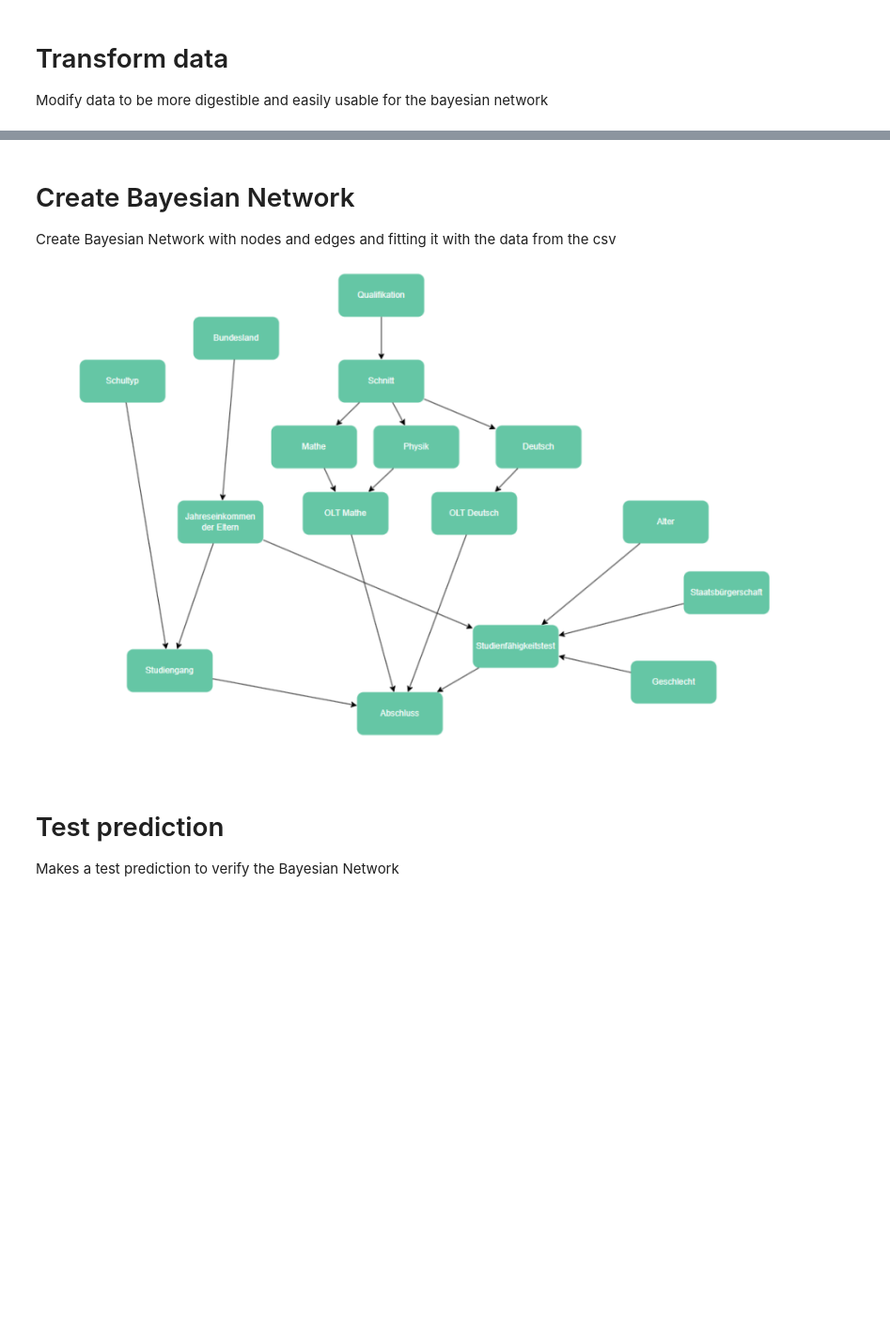
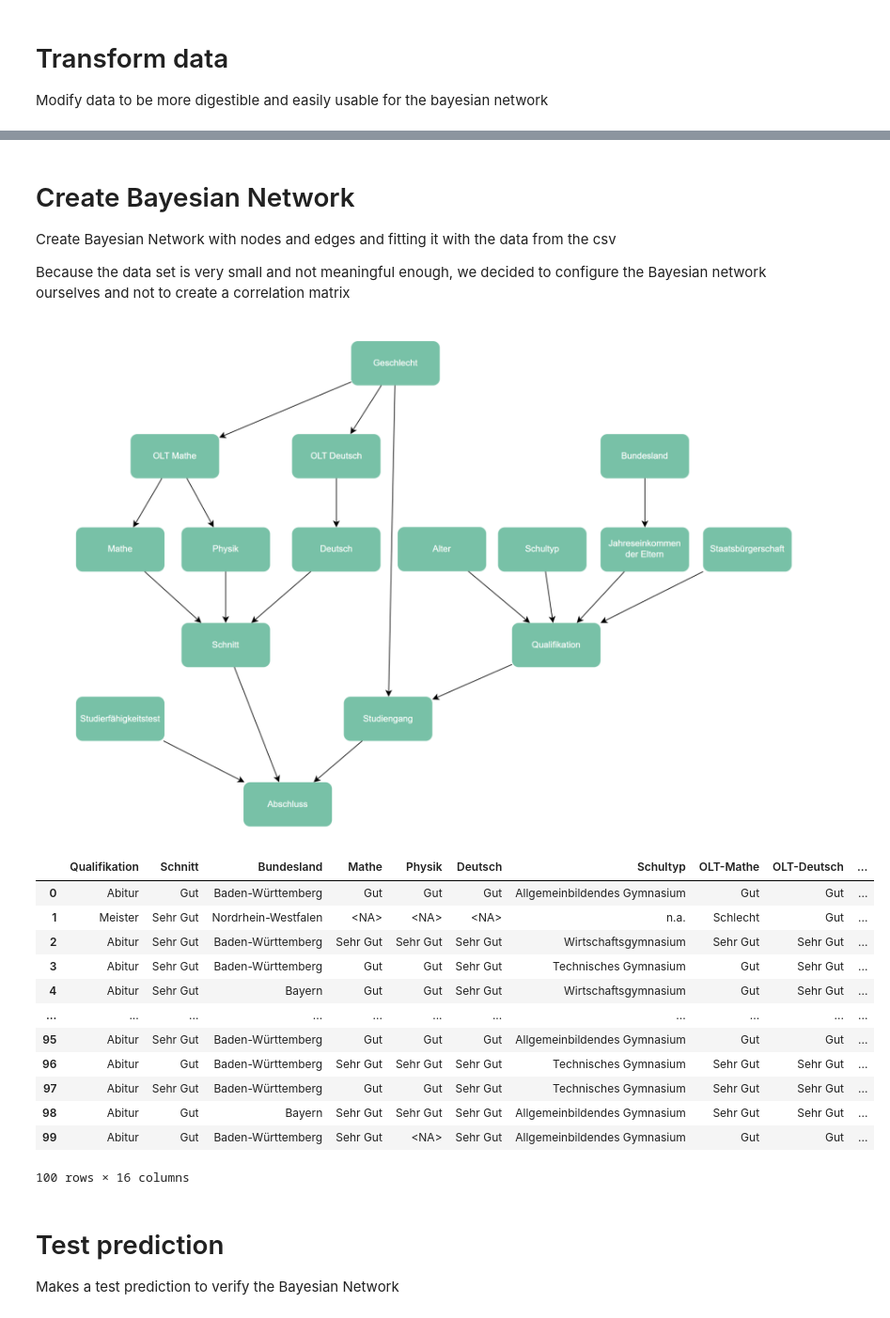
Before and after one commit to RauschRobin/Programmentwurf_Prob1_GrundlagenKuenstlicherIntelligenz, a Jupyter notebook: DS_PROB_1/BayesNetz.ipynb, the cells around one changed output, grey strips where cells are left out. Shown at 94% size. Saved outputs shown, nothing was run; the diff lists cells and outputs as text; code cells hidden in the pictures; blank space fills up the shorter version.

```diff
--- a/DS_PROB_1/BayesNetz.ipynb
+++ b/DS_PROB_1/BayesNetz.ipynb
@@ -227,37 +275,52 @@ display(init_data)
 
 Create Bayesian Network with nodes and edges and fitting it with the data from the csv
 
-![image.png](attachment:image.png-old)
+Because the data set is very small and not meaningful enough, we decided to configure the Bayesian network ourselves and not to create a correlation matrix
+
+![image.png](attachment:image.png-new)
 # %%
 # Create Bayesian Network
 G = BayesianNetwork()
 G.add_nodes_from(init_data.columns)
 display(init_data)
 
 # Add edges to the network
 G.add_edges_from([
-    (ST, SG),  # Schultyp → Studiengang
-    (Quali, S),  # Qualifikation → Schnitt
-    (S, M),  # Schnitt → Mathe
-    (S, D),  # Schnitt → Deutsch
-    (S, P),  # Schnitt → Physik
-    (P, OLTM),  # Physik → OLT-Mathe
-    (M, OLTM),  # Mathe → OLT-Mathe
-    (D, OLTD),  # Deutsch → OLT-Deutsch
-    (OLTM, Absch),  # OLT-Mathe → Abschluss
-    (OLTD, Absch),  # OLT-Deutsch → Abschluss
-    (BL, JEDE),  # Bundesland → Jahreseinkommen der Eltern
-    (JEDE, SFT),  # Jahreseinkommen der Eltern → Studierfähigkeitstest
-    (JEDE, SG),  # Jahreseinkommen der Eltern → Studiengang
-    (SG, Absch),  # Studiengang → Abschluss
-    (A, SFT),  # Alter → Studierfähigkeitstest
-    (Geschl, SFT),  # Geschlecht → Studierfähigkeitstest
-    (SB, SFT), # Staatsbürgerschaft → Studierfähigkeitstest,
-    (SFT, Absch) # Studierfähigkeitstest -> Abschluss
+    (Geschl, OLTM),
+    (Geschl, OLTD),
+    (OLTM, M),
+    (OLTM, P),
+    (OLTD, D),
+    (M, S),
+    (P, S),
+    (D, S),
+    (SFT, Absch),
+    (S, Absch),
+    (Geschl, SG),
+    (SG, Absch),
+    (A, Quali),
+    (ST, Quali),
+    (BL, JEDE),
+    (JEDE, Quali),
+    (SB, Quali)
 ])
 
 # Use BayesianEstimator to learn the CPDs
 G.fit(data=init_data, estimator=BayesianEstimator)
+# %% [output]
+|  | Qualifikation | Schnitt | Bundesland | Mathe | Physik | Deutsch | Schultyp | OLT-Mathe | OLT-Deutsch | ... |
+| 0 | Abitur | Gut | Baden-Württemberg | Gut | Gut | Gut | Allgemeinbildendes Gymnasium | Gut | Gut | ... |
+| 1 | Meister | Sehr Gut | Nordrhein-Westfalen | <NA> | <NA> | <NA> | n.a. | Schlecht | Gut | ... |
+| 2 | Abitur | Sehr Gut | Baden-Württemberg | Sehr Gut | Sehr Gut | Sehr Gut | Wirtschaftsgymnasium | Sehr Gut | Sehr Gut | ... |
+| 3 | Abitur | Sehr Gut | Baden-Württemberg | Gut | Gut | Sehr Gut | Technisches Gymnasium | Gut | Sehr Gut | ... |
+| 4 | Abitur | Sehr Gut | Bayern | Gut | Gut | Sehr Gut | Wirtschaftsgymnasium | Gut | Sehr Gut | ... |
+| ... | ... | ... | ... | ... | ... | ... | ... | ... | ... | ... |
+| 95 | Abitur | Sehr Gut | Baden-Württemberg | Gut | Gut | Gut | Allgemeinbildendes Gymnasium | Gut | Gut | ... |
+| 96 | Abitur | Gut | Baden-Württemberg | Sehr Gut | Sehr Gut | Sehr Gut | Technisches Gymnasium | Sehr Gut | Sehr Gut | ... |
+| 97 | Abitur | Sehr Gut | Baden-Württemberg | Gut | Gut | Sehr Gut | Technisches Gymnasium | Sehr Gut | Sehr Gut | ... |
+| 98 | Abitur | Gut | Bayern | Sehr Gut | Sehr Gut | Sehr Gut | Allgemeinbildendes Gymnasium | Sehr Gut | Sehr Gut | ... |
+| 99 | Abitur | Gut | Baden-Württemberg | Sehr Gut | <NA> | Sehr Gut | Allgemeinbildendes Gymnasium | Gut | Gut | ... |
+100 rows × 16 columns
 # %% [markdown]
 # Test prediction
 
```
Also changed, not shown: parts of 6 cells of this notebook, 2 other files.
